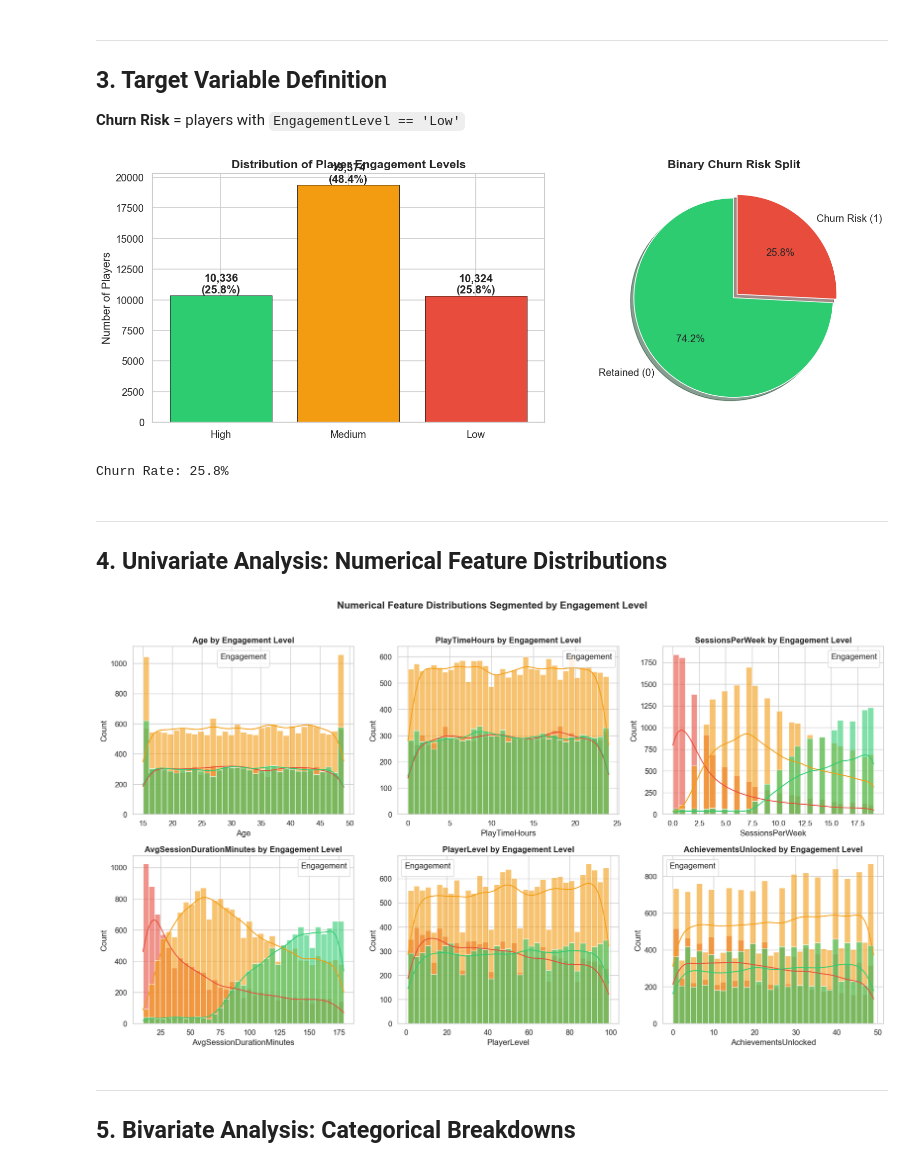
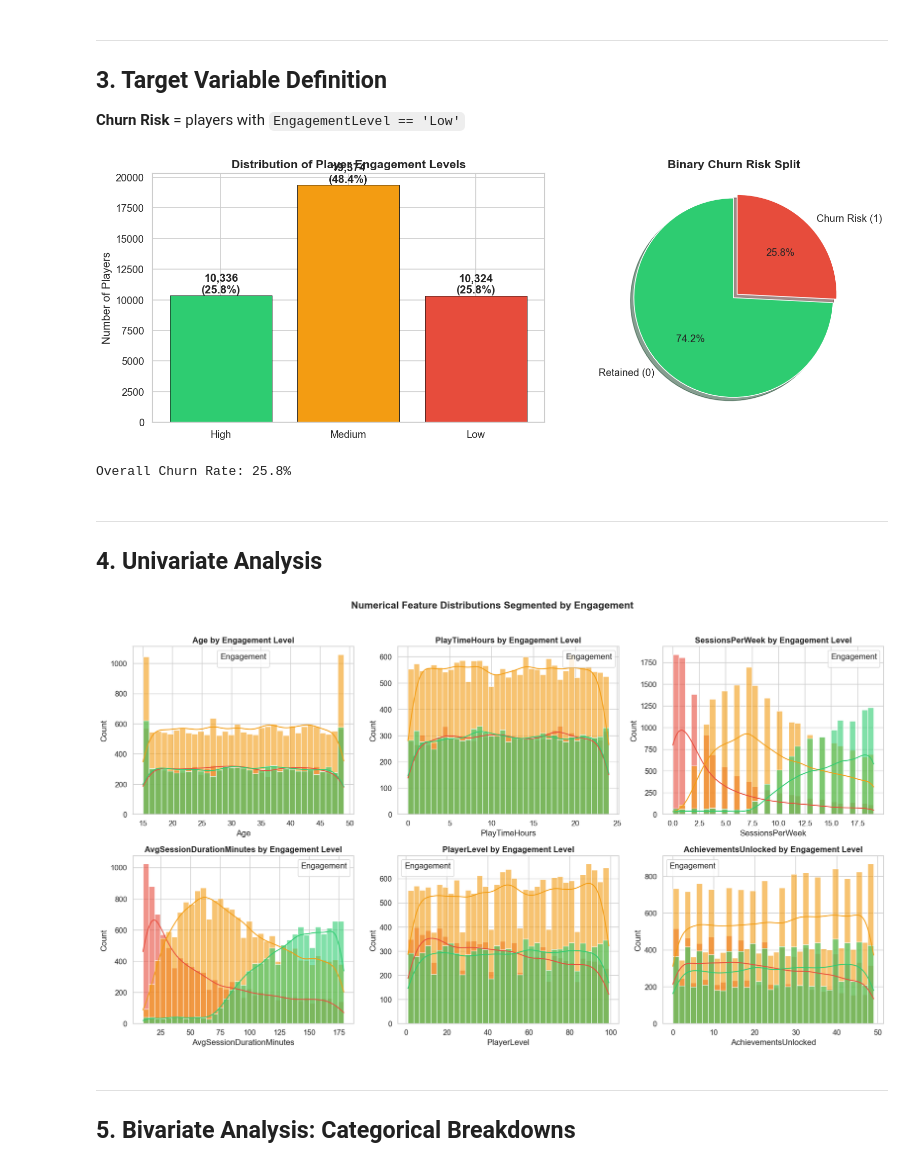
Before and after one commit to addy9051/game_analytics_project, a Jupyter notebook: notebooks/01_exploratory_data_analysis_executed.nbconvert.ipynb, the cells around one changed output. Drawn from its saved outputs; the diff is of its cells as text; code cells hidden in the pictures.

```diff
--- a/notebooks/01_exploratory_data_analysis_executed.nbconvert.ipynb
+++ b/notebooks/01_exploratory_data_analysis_executed.nbconvert.ipynb
@@ -18,10 +19,10 @@ from pyspark.sql import SparkSession, functions as F, Window
 from pyspark.sql.types import IntegerType, DoubleType
 from pyspark.ml.feature import StandardScaler, VectorAssembler
 from pyspark.ml.clustering import KMeans
-from pyspark.ml.evaluation import ClusteringEvaluator
 import matplotlib.pyplot as plt
 import matplotlib.ticker as mticker
 import seaborn as sns
+import pandas as pd
 import numpy as np
 from scipy import stats
 import warnings
@@ -32,7 +33,7 @@ sns.set_theme(style='whitegrid', palette='muted', font_scale=1.1)
 plt.rcParams['figure.dpi'] = 120
 
 spark = SparkSession.builder \
-    .appName('GameAnalytics_EDA') \
+    .appName('GameAnalytics_CohortEDA') \
     .master('local[*]') \
     .config('spark.driver.memory', '4g') \
     .getOrCreate()
@@ -130,13 +129,11 @@ Total rows: 40,034 | Unique PlayerIDs: 40,034 | Duplicates: 0
 # %%
 df = df.withColumn('Churn_Risk', F.when(F.col('EngagementLevel') == 'Low', 1).otherwise(0))
 
-# Collect engagement counts for plotting
 eng_counts = df.groupBy('EngagementLevel').count().toPandas().set_index('EngagementLevel')
 churn_counts = df.groupBy('Churn_Risk').count().toPandas().set_index('Churn_Risk')
 total = df.count()
 
 fig, axes = plt.subplots(1, 2, figsize=(14, 5))
-
 order = ['High', 'Medium', 'Low']
 colors = ['#2ecc71', '#f39c12', '#e74c3c']
 vals = [eng_counts.loc[o, 'count'] for o in order]
@@ -145,46 +142,40 @@ for i, v in enumerate(vals):
     axes[0].text(i, v + 200, f'{v:,}\n({v/total*100:.1f}%)', ha='center', fontweight='bold')
 axes[0].set_title('Distribution of Player Engagement Levels', fontsize=14, fontweight='bold')
 axes[0].set_ylabel('Number of Players')
-
 c_vals = [churn_counts.loc[0, 'count'], churn_counts.loc[1, 'count']]
 axes[1].pie(c_vals, labels=['Retained (0)', 'Churn Risk (1)'],
             autopct='%1.1f%%', colors=['#2ecc71', '#e74c3c'], startangle=90,
             explode=(0, 0.05), shadow=True, textprops={'fontsize': 12})
 axes[1].set_title('Binary Churn Risk Split', fontsize=14, fontweight='bold')
-
 plt.tight_layout()
 plt.savefig('../data/processed/chart_target_distribution.png', bbox_inches='tight')
 plt.show()
-
 churn_rate = df.agg(F.mean('Churn_Risk')).collect()[0][0]
-print(f'Churn Rate: {churn_rate*100:.1f}%')
+print(f'Overall Churn Rate: {churn_rate*100:.1f}%')
 # %% [output]
 [figure]
-Churn Rate: 25.8%
+Overall Churn Rate: 25.8%
 # %% [markdown]
 ---
-## 4. Univariate Analysis: Numerical Feature Distributions
+## 4. Univariate Analysis
 # %%
 num_features = ['Age', 'PlayTimeHours', 'SessionsPerWeek', 'AvgSessionDurationMinutes', 'PlayerLevel', 'AchievementsUnlocked']
-
-# Convert to pandas only for the chart (PySpark handles all upstream processing)
 pdf = df.select(num_features + ['EngagementLevel']).toPandas()
 
 fig, axes = plt.subplots(2, 3, figsize=(18, 10))
 for i, col in enumerate(num_features):
     ax = axes[i // 3][i % 3]
     sns.histplot(data=pdf, x=col, hue='EngagementLevel', hue_order=['High', 'Medium', 'Low'],
                  palette={'High': '#2ecc71', 'Medium': '#f39c12', 'Low': '#e74c3c'},
                  kde=True, ax=ax, alpha=0.6)
     ax.set_title(f'{col} by Engagement Level', fontweight='bold')
     ax.legend(title='Engagement')
-
-plt.suptitle('Numerical Feature Distributions Segmented by Engagement Level', fontsize=16, fontweight='bold', y=1.02)
+plt.suptitle('Numerical Feature Distributions Segmented by Engagement', fontsize=16, fontweight='bold', y=1.02)
 plt.tight_layout()
 plt.savefig('../data/processed/chart_univariate_distributions.png', bbox_inches='tight')
 plt.show()
 # %% [output]
-[figure, old version]
+[figure, new version]
 # %% [markdown]
 ---
 ## 5. Bivariate Analysis: Categorical Breakdowns
```
Also changed, not shown: parts of 52 cells of this notebook, 3 other files.
